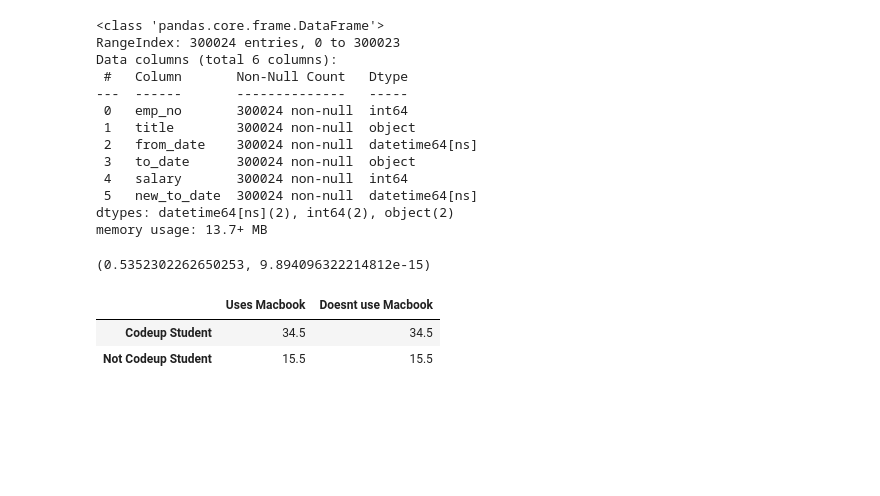
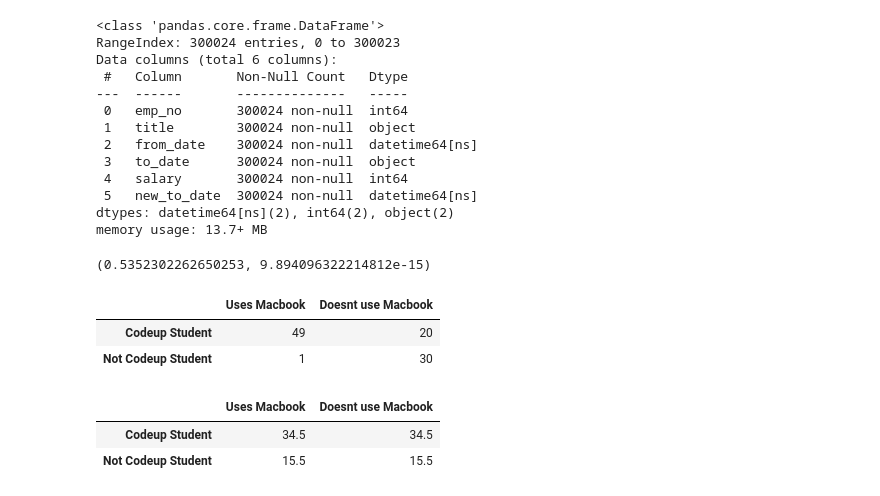
Before and after one commit to carterrxavier/statistics-exercises, a Jupyter notebook: hypothesis_testing.ipynb, the cells around one changed output. Cells and saved outputs as stored; diff of their text form; code cells hidden in the pictures; blank space fills up the shorter version.

```diff
--- a/hypothesis_testing.ipynb
+++ b/hypothesis_testing.ipynb
@@ -403,6 +403,11 @@ alpha = 0.01
 # %%
 observed = pd.DataFrame([[49,20],[1,30]], index = index, columns = columns)
 n = observed.values.sum()
+observed
+# %% [output]
+|  | Uses Macbook | Doesnt use Macbook |
+| Codeup Student | 49 | 20 |
+| Not Codeup Student | 1 | 30 |
 # %%
 codeup_student = 50/100
 not_code_up_student = 50/100
```
Also changed, not shown: parts of 17 cells of this notebook.
